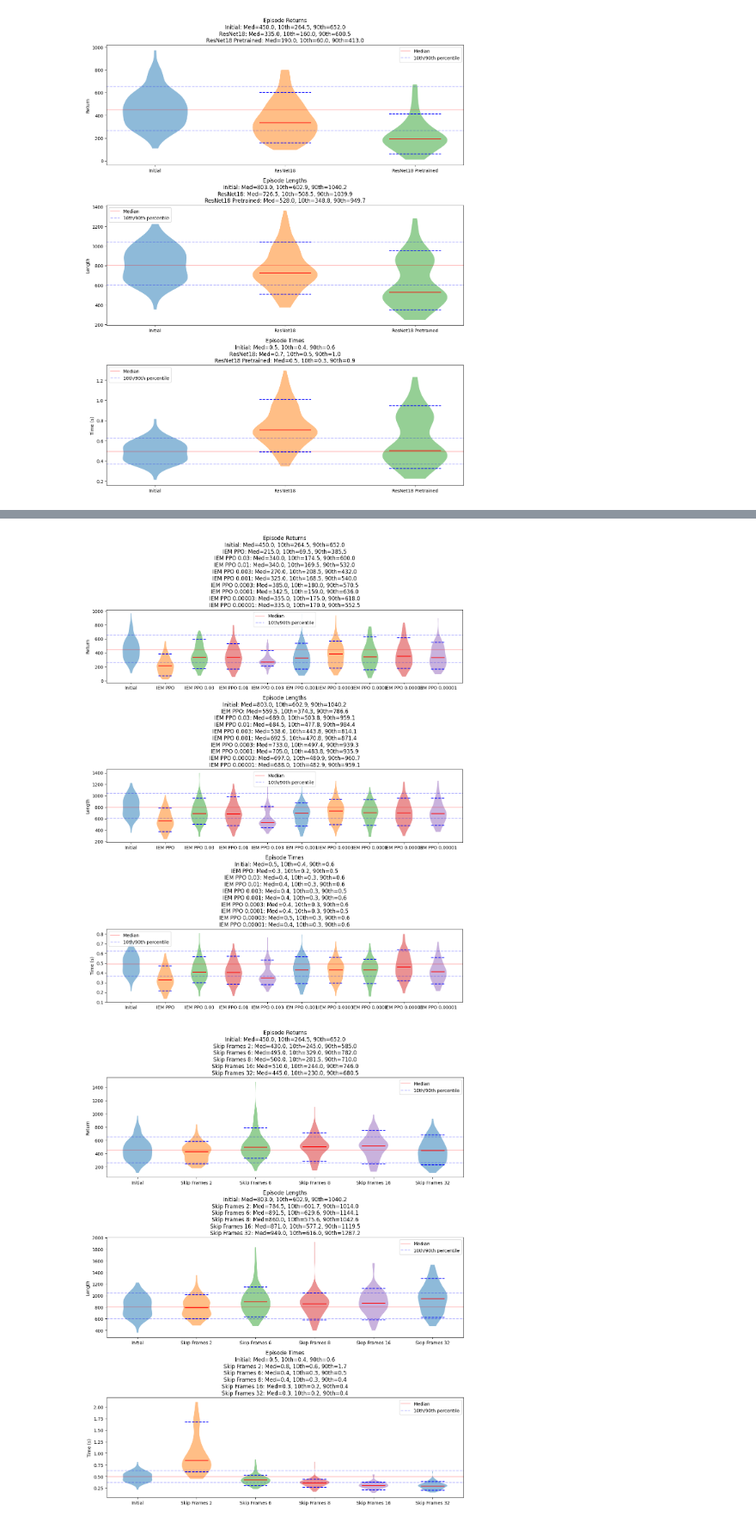
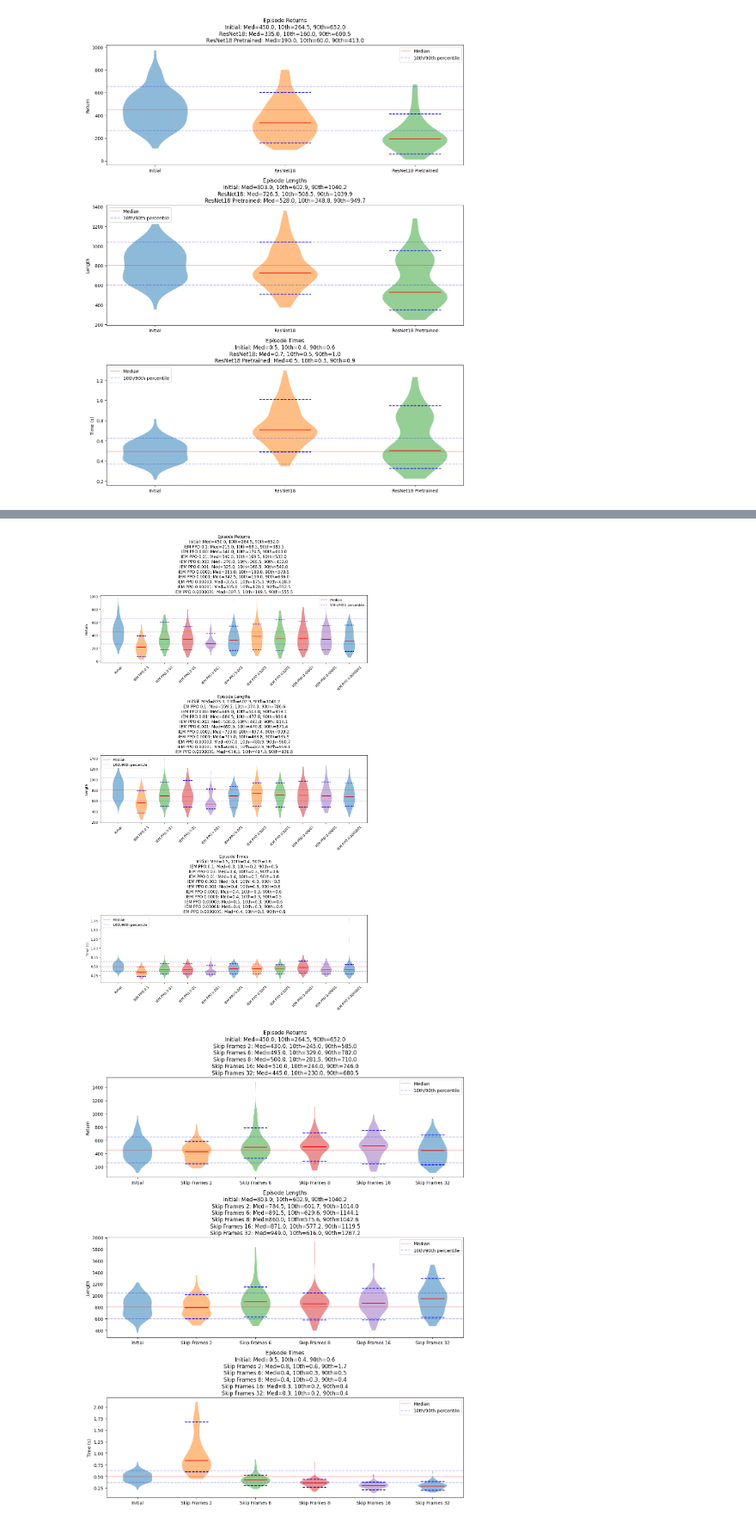
Before and after one commit to florinbarbisch/rle-assginment, a Jupyter notebook: eval.ipynb, the cells around one changed output, grey strips where cells are left out. Shown at 86% size. Saved outputs shown, nothing was run; the diff lists cells and outputs as text; code cells hidden in the pictures.

```diff
--- a/eval.ipynb
+++ b/eval.ipynb
@@ -135,7 +135,7 @@ def plot_episode_stats_boxplots(df):
     plt.tight_layout()
     plt.show()
 # %%
-def plot_episode_stats_violin(*dfs, labels=None):
+def plot_episode_stats_violin(*dfs, labels=None, rotate_labels=False):
     """
     Create violin plots showing the distribution of episode returns, lengths and times,
     with median and 10th/90th percentile lines. Plots multiple dataframes side by side.
@@ -144,12 +144,14 @@ def plot_episode_stats_violin(*dfs, labels=None):
         *dfs: Variable number of DataFrames containing columns 'eval/episodic_return',
               'eval/episodic_length', 'eval/episodic_time'
         labels: Optional list of labels for each DataFrame
+        rotate_labels: If True, rotate x-axis labels by 45 degrees
     """
     if labels is None:
         labels = [f'Dataset {i+1}' for i in range(len(dfs))]
 
-    # Create figure with stacked subplots
-    fig, axes = plt.subplots(3, 1, figsize=(12, 15))
+    # Create figure with stacked subplots - increase height when many datasets
+    height = 15 if len(dfs) <= 7 else 20
+    fig, axes = plt.subplots(3, 1, figsize=(12, height))
 
     metrics = ['eval/episodic_return', 'eval/episodic_length', 'eval/episodic_time']
     titles = ['Episode Returns', 'Episode Lengths', 'Episode Times']
@@ -160,7 +162,11 @@ def plot_episode_stats_violin(*dfs, labels=None):
 
     for i, (metric, title, ylabel) in enumerate(zip(metrics, titles, ylabels)):
         for j, df in enumerate(dfs):
-            data = df[metric].dropna()
+            try:
+                data = df[metric].dropna()
+            except Exception as e:
+                print(f"Error in {labels[j]}[{metric}]: {e}")
+                raise e
 
             # Calculate statistics
             median = np.median(data)
@@ -192,15 +198,18 @@ def plot_episode_stats_violin(*dfs, labels=None):
 
         # Customize plot
         axes[i].set_xticks(range(1, len(dfs) + 1))
-        axes[i].set_xticklabels(labels)
+        axes[i].set_xticklabels(labels, rotation=45 if rotate_labels else 0)
 
         # Add statistics to title
         stats_text = []
         for j, df in enumerate(dfs):
-            data = df[metric].dropna()
-            median = np.median(data)
-            p10 = np.percentile(data, 10)
-            p90 = np.percentile(data, 90)
+            try:
+                data = df[metric].dropna()
+                median = np.median(data)
+                p10 = np.percentile(data, 10)
+                p90 = np.percentile(data, 90)
+            except Exception as e:
+                print(f"Error in {labels[j]}[{metric}]: {e}")
             stats_text.append(f'{labels[j]}: Med={median:.1f}, 10th={p10:.1f}, 90th={p90:.1f}')
 
         axes[i].set_title(f"{title}\n" + "\n".join(stats_text))
@@ -209,6 +218,7 @@ def plot_episode_stats_violin(*dfs, labels=None):
 
     plt.tight_layout()
     plt.show()
+df_initial = load_df(tensorboard_paths['initial_run'], filter_prefix="eval/")
 # %%
 plot_episode_stats_violin(baseline_df, initial_df, labels=['Baseline', 'Initial'])
 # %% [output]
@@ -232,19 +249,20 @@ plot_episode_stats_violin(df_initial, df_resnet, df_resnet_pretrained, labels=['
 # %%
 df_iem_ppo = load_df(tensorboard_paths['iem_ppo'], filter_prefix="eval/")
 df_iem_ppo_03 = load_df(tensorboard_paths['iem_ppo_coef_0.03'], filter_prefix="eval/")
 df_iem_ppo_01 = load_df(tensorboard_paths['iem_ppo_coef_0.01'], filter_prefix="eval/")
 df_iem_ppo_003 = load_df(tensorboard_paths['iem_ppo_coef_0.003'], filter_prefix="eval/")
 df_iem_ppo_001 = load_df(tensorboard_paths['iem_ppo_coef_0.001'], filter_prefix="eval/")
 df_iem_ppo_0003 = load_df(tensorboard_paths['iem_ppo_coef_0.0003'], filter_prefix="eval/")
 df_iem_ppo_0001 = load_df(tensorboard_paths['iem_ppo_coef_0.0001'], filter_prefix="eval/")
 df_iem_ppo_00003 = load_df(tensorboard_paths['iem_ppo_coef_0.00003'], filter_prefix="eval/")
 df_iem_ppo_00001 = load_df(tensorboard_paths['iem_ppo_coef_0.00001'], filter_prefix="eval/")
+df_iem_ppo_0000001 = load_df(tensorboard_paths['iem_ppo_coef_0.0000001'], filter_prefix="eval/")
 
-iem_dfs = [df_initial, df_iem_ppo, df_iem_ppo_03, df_iem_ppo_01, df_iem_ppo_003, df_iem_ppo_001, df_iem_ppo_0003, df_iem_ppo_0001, df_iem_ppo_00003, df_iem_ppo_00001]
-iem_labels = ['Initial', 'IEM PPO', 'IEM PPO 0.03', 'IEM PPO 0.01', 'IEM PPO 0.003', 'IEM PPO 0.001', 'IEM PPO 0.0003', 'IEM PPO 0.0001', 'IEM PPO 0.00003', 'IEM PPO 0.00001']
-plot_episode_stats_violin(*iem_dfs, labels=iem_labels)
+iem_dfs = [df_initial, df_iem_ppo, df_iem_ppo_03, df_iem_ppo_01, df_iem_ppo_003, df_iem_ppo_001, df_iem_ppo_0003, df_iem_ppo_0001, df_iem_ppo_00003, df_iem_ppo_00001, df_iem_ppo_0000001]
+iem_labels = ['Initial', 'IEM PPO 0.1', 'IEM PPO 0.03', 'IEM PPO 0.01', 'IEM PPO 0.003', 'IEM PPO 0.001', 'IEM PPO 0.0003', 'IEM PPO 0.0001', 'IEM PPO 0.00003', 'IEM PPO 0.00001', 'IEM PPO 0.0000001']
+plot_episode_stats_violin(*iem_dfs, labels=iem_labels, rotate_labels=True)
 # %% [output]
-[figure, old version]
+[figure, new version]
 # %%
 df_skip_frames_2 = load_df(tensorboard_paths['skip_frames_2'], filter_prefix="eval/")
 df_skip_frames_6 = load_df(tensorboard_paths['skip_frames_6'], filter_prefix="eval/")
```
Also changed, not shown: parts of 6 cells of this notebook.
